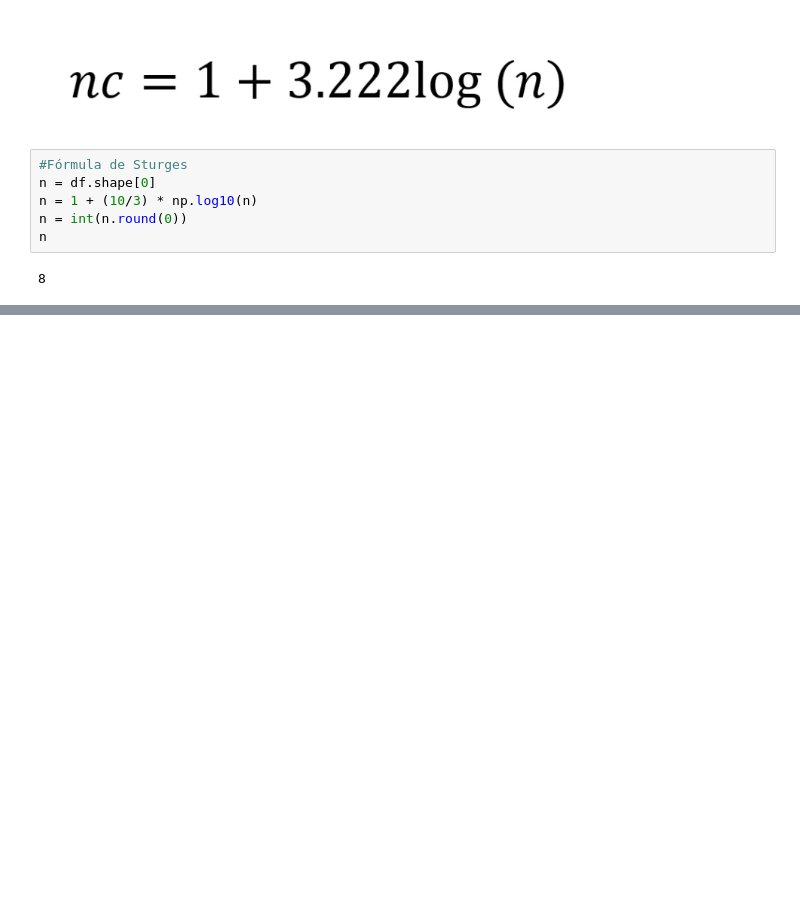
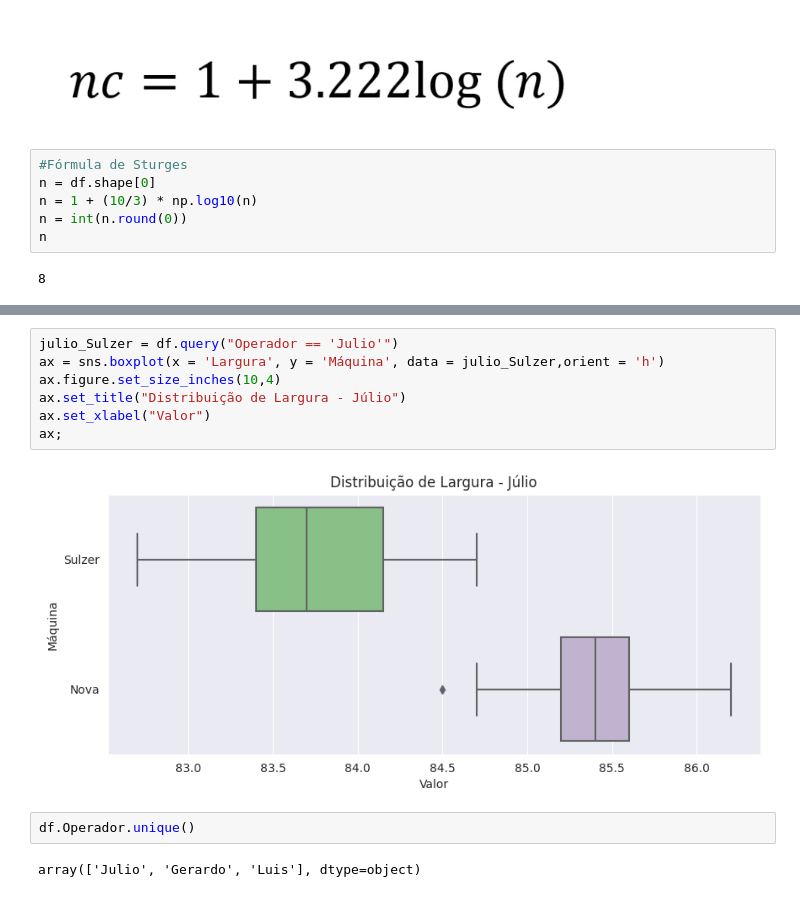
Before and after one commit to alanfmorato/statistical-study, a Jupyter notebook: Estatística_Descritiva.ipynb, the cells around one changed output, grey strips where cells are left out. Drawn from its saved outputs; the diff is of its cells as text; blank space fills up the shorter version.

```diff
--- a/Estatística_Descritiva.ipynb
+++ b/Estatística_Descritiva.ipynb
@@ -285,0 +363,13 @@ https://gist.github.com/mwaskom/de44147ed2974457ad6372750bbe5751
+# %%
+julio_Sulzer = df.query("Operador == 'Julio'")
+ax = sns.boxplot(x = 'Largura', y = 'Máquina', data = julio_Sulzer,orient = 'h')
+ax.figure.set_size_inches(10,4)
+ax.set_title("Distribuição de Largura - Júlio")
+ax.set_xlabel("Valor")
+ax;
+# %% [output]
+[figure, added]
+# %%
+df.Operador.unique()
+# %% [output]
+array(['Julio', 'Gerardo', 'Luis'], dtype=object)
```
Also changed, not shown: parts of 24 cells of this notebook.
